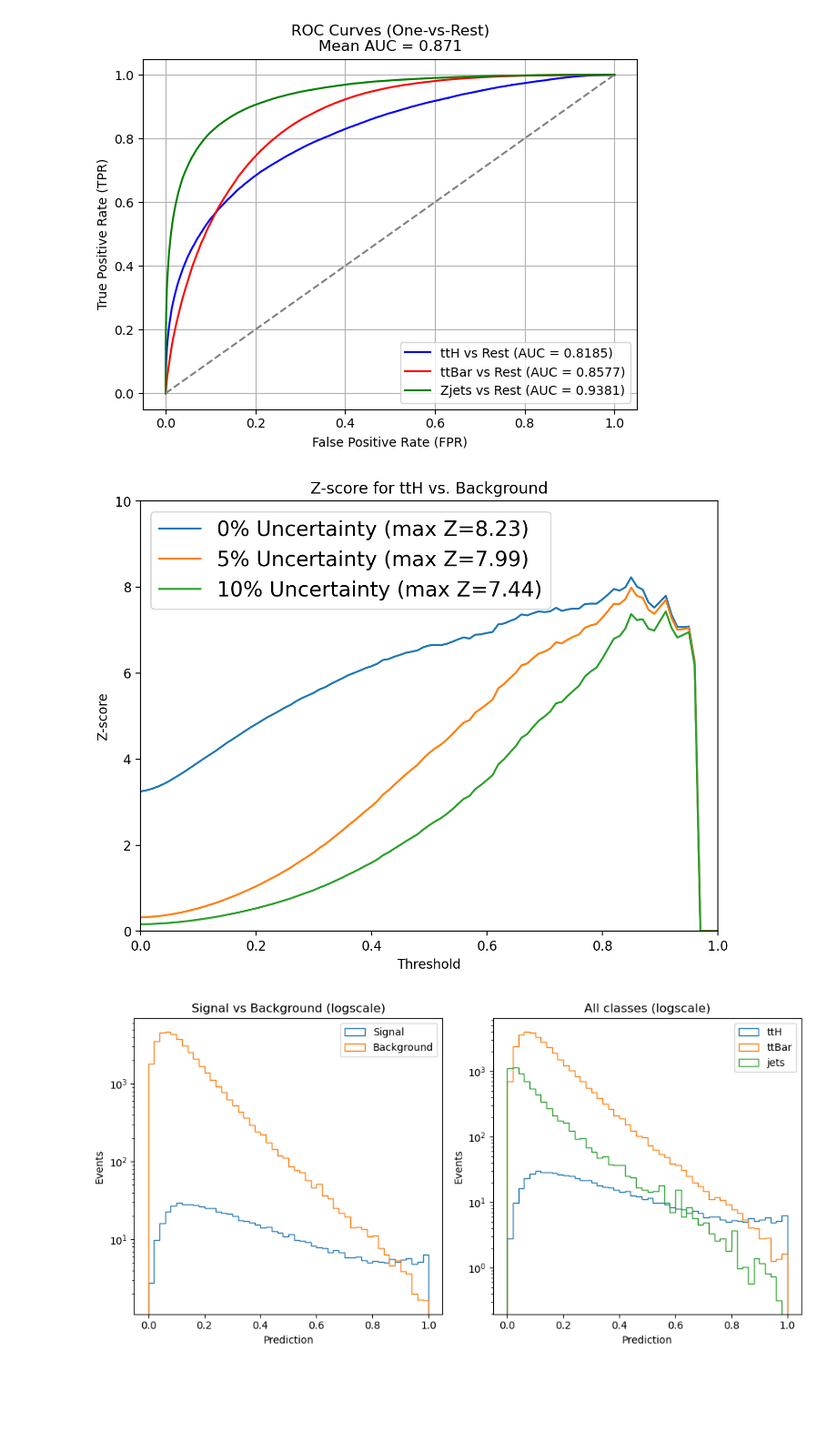
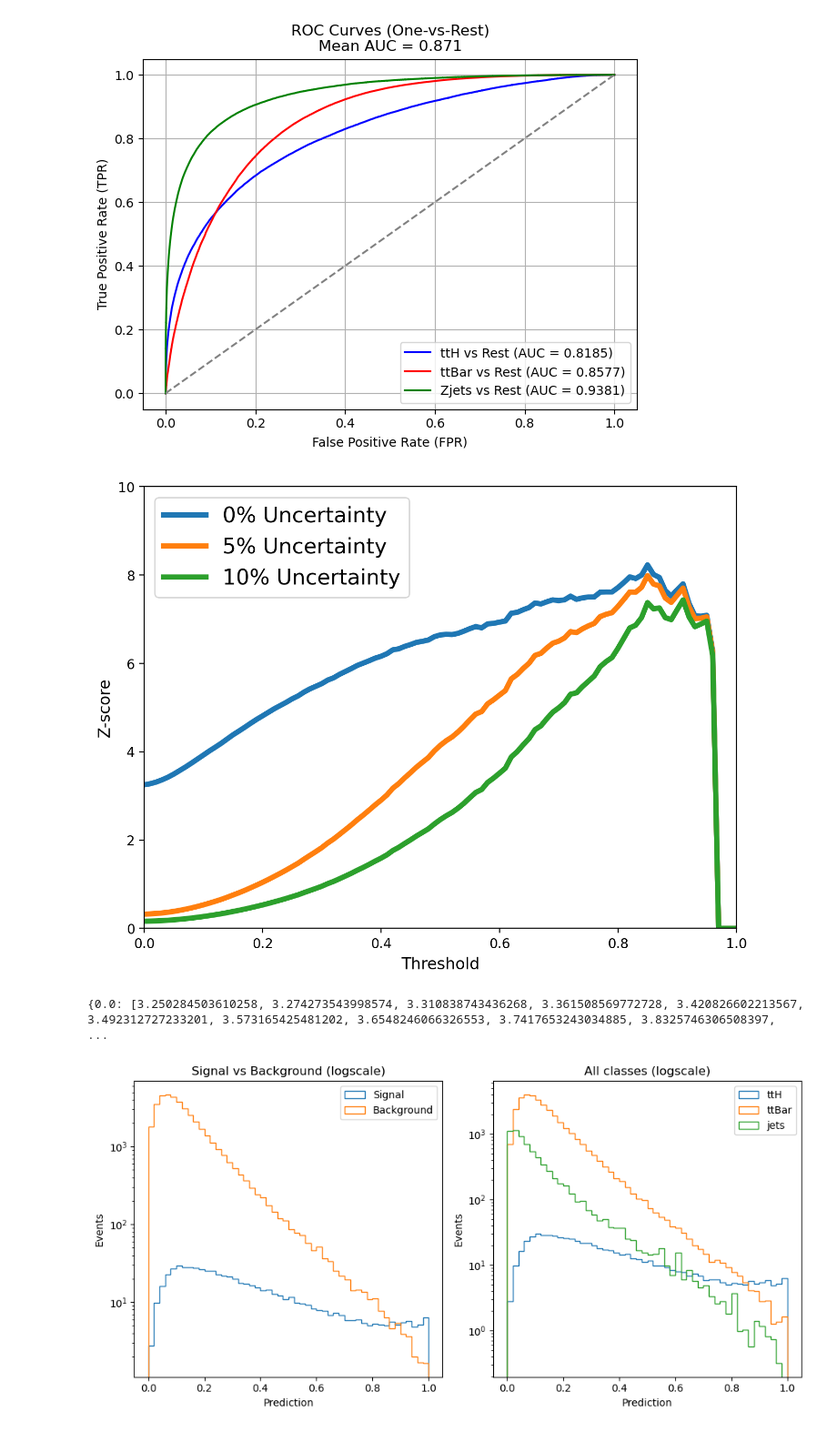
Before and after one commit to inigostibbe/msciproject, a Jupyter notebook: bristol-tth-transformer-msc_project/bristol-tth-transformer-msc_project/notebooks/training_multi.ipynb, the cells around one changed output. Shown at 91% size. Drawn from its saved outputs; the diff is of its cells as text; code cells hidden in the pictures; blank space fills up the shorter version.

```diff
--- a/bristol-tth-transformer-msc_project/bristol-tth-transformer-msc_project/notebooks/training_multi.ipynb
+++ b/bristol-tth-transformer-msc_project/bristol-tth-transformer-msc_project/notebooks/training_multi.ipynb
@@ -616,38 +620,42 @@ for threshold in thresholds:
         z_scores_dict[err].append(Z)
 
 # Find the threshold corresponding to max Z-score for each error level
 legend_labels = []
 for err, z_scores in z_scores_dict.items():
     max_z_index = np.argmax(z_scores)  # Get index of max Z-score
     max_z = z_scores[max_z_index]
     max_threshold = thresholds[max_z_index]
     max_z_thresholds[err] = (max_z, max_threshold)
 
     # print(f"Max Z-score for error {int(err*100)}%: {max_z:.3f} at threshold {max_threshold:.3f}")
 
     # Store formatted legend label
     # legend_labels.append(f"Error {int(err*100)}% (max Z
-    legend_labels.append(f"{int(err*100)}% Uncertainty (max Z={max(z_scores):.2f})")
-    # legend_labels.append(f"{int(err*100)}% Uncertainty")
+    # legend_labels.append(f"{int(err*100)}% Uncertainty (max Z={max(z_scores):.2f})")
+    legend_labels.append(f"{int(err*100)}% Uncertainty")
 
 
 
 # Plot Z-score vs. Threshold for different systematic uncertainties
 plt.figure(figsize=(8, 6), dpi=200)
 for (err, z_scores), label in zip(z_scores_dict.items(), legend_labels):
-    plt.plot(thresholds, z_scores, label=label)
+    plt.plot(thresholds, z_scores, label=label, linewidth=4)
 
 plt.xlabel("Threshold")
 plt.ylabel("Z-score")
-plt.title(f"Z-score for ttH vs. Background")
+# plt.title(f"Z-score for ttH vs. Background")
 plt.ylim(0, max(max_z_thresholds[err][0] for err in error_levels) + 3)
 plt.ylim(0, 10)
 plt.xlim(0, 1)
 plt.legend(fontsize=16) # increase legend font siz
 
 plt.show()
 # %% [output]
-[figure, old version]
+[figure, new version]
+# %%
+print(z_scores_dict)
+# %% [output]
+{0.0: [3.250284503610258, 3.274273543998574, 3.310838743436268, 3.361508569772728, 3.420826602213567, 3.492312727233201, 3.573165425481202, 3.6548246066326553, 3.7417653243034885, 3.8325746306508397,  ...
 # %%
 labels_flat = labels.flatten()
 
```
Also changed, not shown: parts of 2 cells of this notebook, 3 other files.
